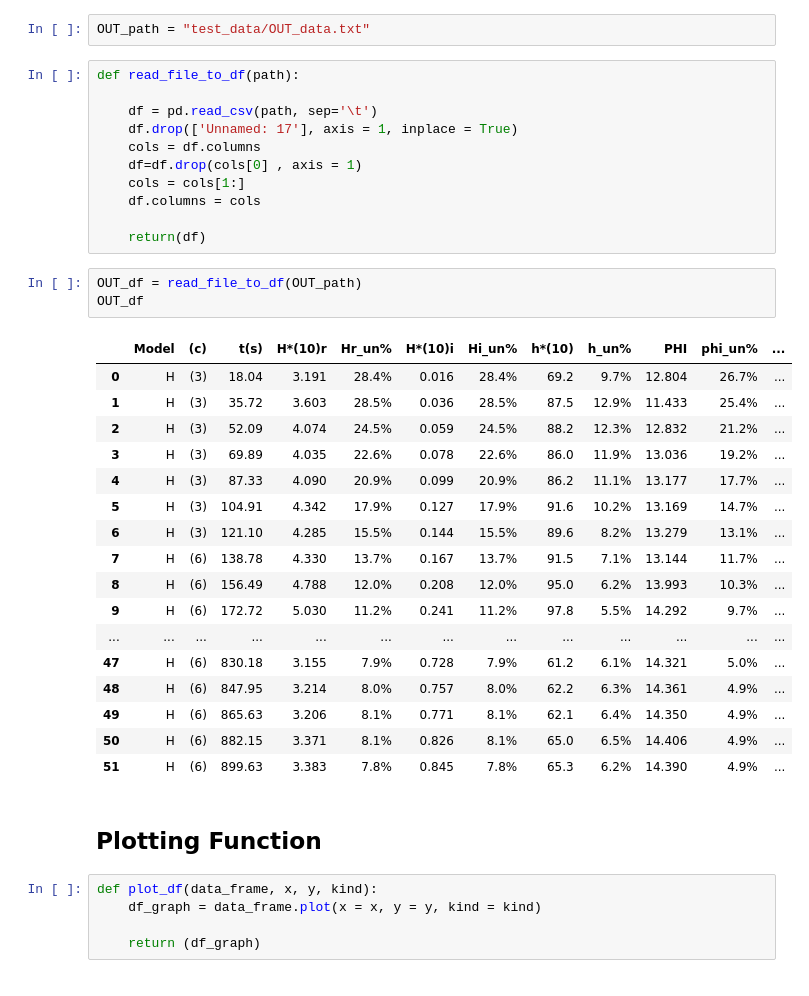
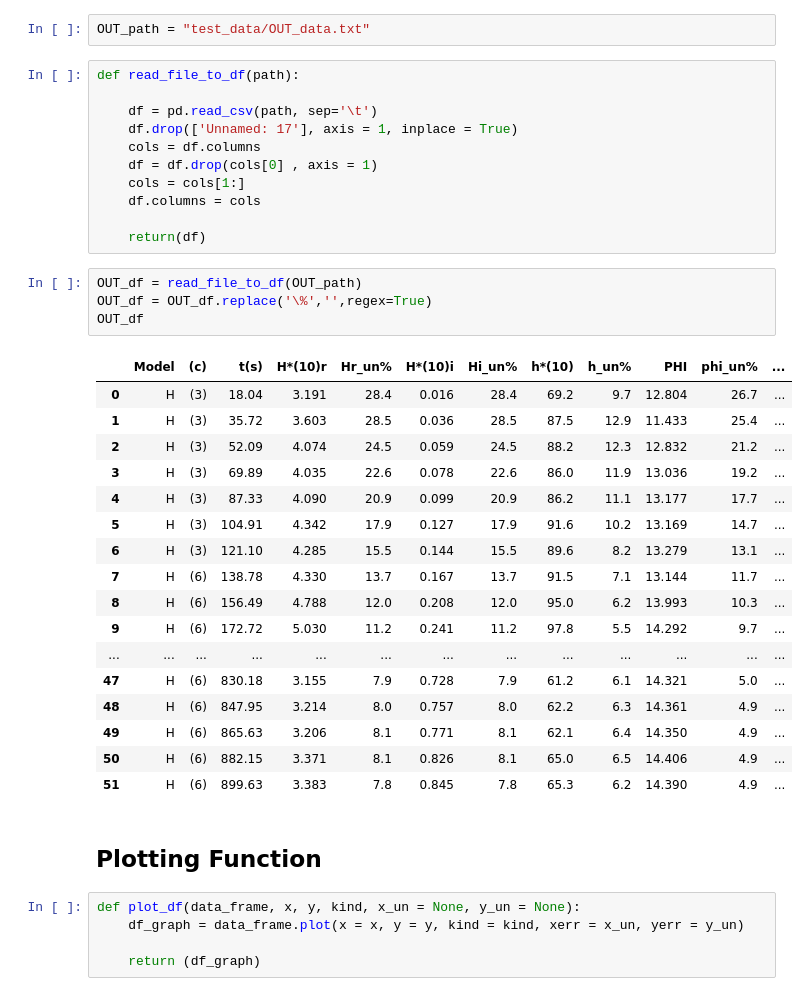
Before and after one commit to OliviaT18/diamon_processing, a Jupyter notebook: OUT_data_reader.ipynb, the cells around one changed output. Cells and saved outputs as stored; diff of their text form.

```diff
--- a/OUT_data_reader.ipynb
+++ b/OUT_data_reader.ipynb
@@ -12,36 +12,37 @@ def read_file_to_df(path):
     df = pd.read_csv(path, sep='\t')
     df.drop(['Unnamed: 17'], axis = 1, inplace = True)
     cols = df.columns
-    df=df.drop(cols[0] , axis = 1)
+    df = df.drop(cols[0] , axis = 1)
     cols = cols[1:]
     df.columns = cols
 
     return(df)
 # %%
 OUT_df = read_file_to_df(OUT_path)
+OUT_df = OUT_df.replace('\%','',regex=True)
 OUT_df
 # %% [output]
 |  | Model | (c) | t(s) | H*(10)r | Hr_un% | H*(10)i | Hi_un% | h*(10) | h_un% | PHI | phi_un% | ... |
-| 0 | H | (3) | 18.04 | 3.191 | 28.4% | 0.016 | 28.4% | 69.2 | 9.7% | 12.804 | 26.7% | ... |
-| 1 | H | (3) | 35.72 | 3.603 | 28.5% | 0.036 | 28.5% | 87.5 | 12.9% | 11.433 | 25.4% | ... |
-| 2 | H | (3) | 52.09 | 4.074 | 24.5% | 0.059 | 24.5% | 88.2 | 12.3% | 12.832 | 21.2% | ... |
-| 3 | H | (3) | 69.89 | 4.035 | 22.6% | 0.078 | 22.6% | 86.0 | 11.9% | 13.036 | 19.2% | ... |
-| 4 | H | (3) | 87.33 | 4.090 | 20.9% | 0.099 | 20.9% | 86.2 | 11.1% | 13.177 | 17.7% | ... |
-| 5 | H | (3) | 104.91 | 4.342 | 17.9% | 0.127 | 17.9% | 91.6 | 10.2% | 13.169 | 14.7% | ... |
-| 6 | H | (3) | 121.10 | 4.285 | 15.5% | 0.144 | 15.5% | 89.6 | 8.2% | 13.279 | 13.1% | ... |
-| 7 | H | (6) | 138.78 | 4.330 | 13.7% | 0.167 | 13.7% | 91.5 | 7.1% | 13.144 | 11.7% | ... |
-| 8 | H | (6) | 156.49 | 4.788 | 12.0% | 0.208 | 12.0% | 95.0 | 6.2% | 13.993 | 10.3% | ... |
-| 9 | H | (6) | 172.72 | 5.030 | 11.2% | 0.241 | 11.2% | 97.8 | 5.5% | 14.292 | 9.7% | ... |
+| 0 | H | (3) | 18.04 | 3.191 | 28.4 | 0.016 | 28.4 | 69.2 | 9.7 | 12.804 | 26.7 | ... |
+| 1 | H | (3) | 35.72 | 3.603 | 28.5 | 0.036 | 28.5 | 87.5 | 12.9 | 11.433 | 25.4 | ... |
+| 2 | H | (3) | 52.09 | 4.074 | 24.5 | 0.059 | 24.5 | 88.2 | 12.3 | 12.832 | 21.2 | ... |
+| 3 | H | (3) | 69.89 | 4.035 | 22.6 | 0.078 | 22.6 | 86.0 | 11.9 | 13.036 | 19.2 | ... |
+| 4 | H | (3) | 87.33 | 4.090 | 20.9 | 0.099 | 20.9 | 86.2 | 11.1 | 13.177 | 17.7 | ... |
+| 5 | H | (3) | 104.91 | 4.342 | 17.9 | 0.127 | 17.9 | 91.6 | 10.2 | 13.169 | 14.7 | ... |
+| 6 | H | (3) | 121.10 | 4.285 | 15.5 | 0.144 | 15.5 | 89.6 | 8.2 | 13.279 | 13.1 | ... |
+| 7 | H | (6) | 138.78 | 4.330 | 13.7 | 0.167 | 13.7 | 91.5 | 7.1 | 13.144 | 11.7 | ... |
+| 8 | H | (6) | 156.49 | 4.788 | 12.0 | 0.208 | 12.0 | 95.0 | 6.2 | 13.993 | 10.3 | ... |
+| 9 | H | (6) | 172.72 | 5.030 | 11.2 | 0.241 | 11.2 | 97.8 | 5.5 | 14.292 | 9.7 | ... |
 | ... | ... | ... | ... | ... | ... | ... | ... | ... | ... | ... | ... | ... |
-| 47 | H | (6) | 830.18 | 3.155 | 7.9% | 0.728 | 7.9% | 61.2 | 6.1% | 14.321 | 5.0% | ... |
-| 48 | H | (6) | 847.95 | 3.214 | 8.0% | 0.757 | 8.0% | 62.2 | 6.3% | 14.361 | 4.9% | ... |
-| 49 | H | (6) | 865.63 | 3.206 | 8.1% | 0.771 | 8.1% | 62.1 | 6.4% | 14.350 | 4.9% | ... |
-| 50 | H | (6) | 882.15 | 3.371 | 8.1% | 0.826 | 8.1% | 65.0 | 6.5% | 14.406 | 4.9% | ... |
-| 51 | H | (6) | 899.63 | 3.383 | 7.8% | 0.845 | 7.8% | 65.3 | 6.2% | 14.390 | 4.9% | ... |
+| 47 | H | (6) | 830.18 | 3.155 | 7.9 | 0.728 | 7.9 | 61.2 | 6.1 | 14.321 | 5.0 | ... |
+| 48 | H | (6) | 847.95 | 3.214 | 8.0 | 0.757 | 8.0 | 62.2 | 6.3 | 14.361 | 4.9 | ... |
+| 49 | H | (6) | 865.63 | 3.206 | 8.1 | 0.771 | 8.1 | 62.1 | 6.4 | 14.350 | 4.9 | ... |
+| 50 | H | (6) | 882.15 | 3.371 | 8.1 | 0.826 | 8.1 | 65.0 | 6.5 | 14.406 | 4.9 | ... |
+| 51 | H | (6) | 899.63 | 3.383 | 7.8 | 0.845 | 7.8 | 65.3 | 6.2 | 14.390 | 4.9 | ... |
 # %% [markdown]
 ## Plotting Function
 # %%
-def plot_df(data_frame, x, y, kind):
-    df_graph = data_frame.plot(x = x, y = y, kind = kind)
+def plot_df(data_frame, x, y, kind, x_un = None, y_un = None):
+    df_graph = data_frame.plot(x = x, y = y, kind = kind, xerr = x_un, yerr = y_un)
 
     return (df_graph)
```
Also changed, not shown: parts of 3 cells of this notebook.
